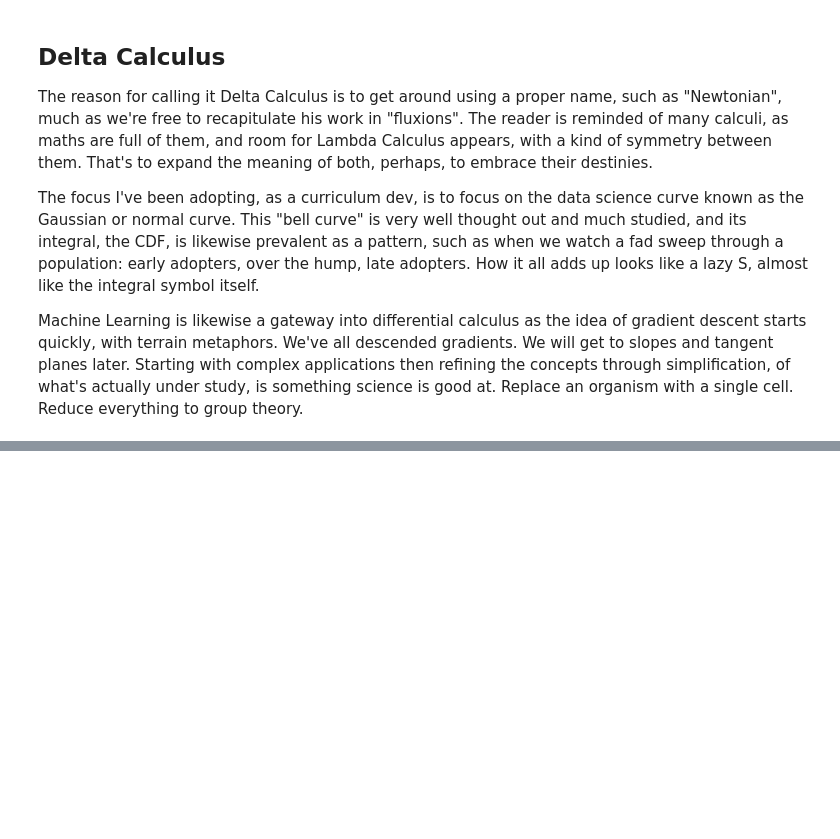
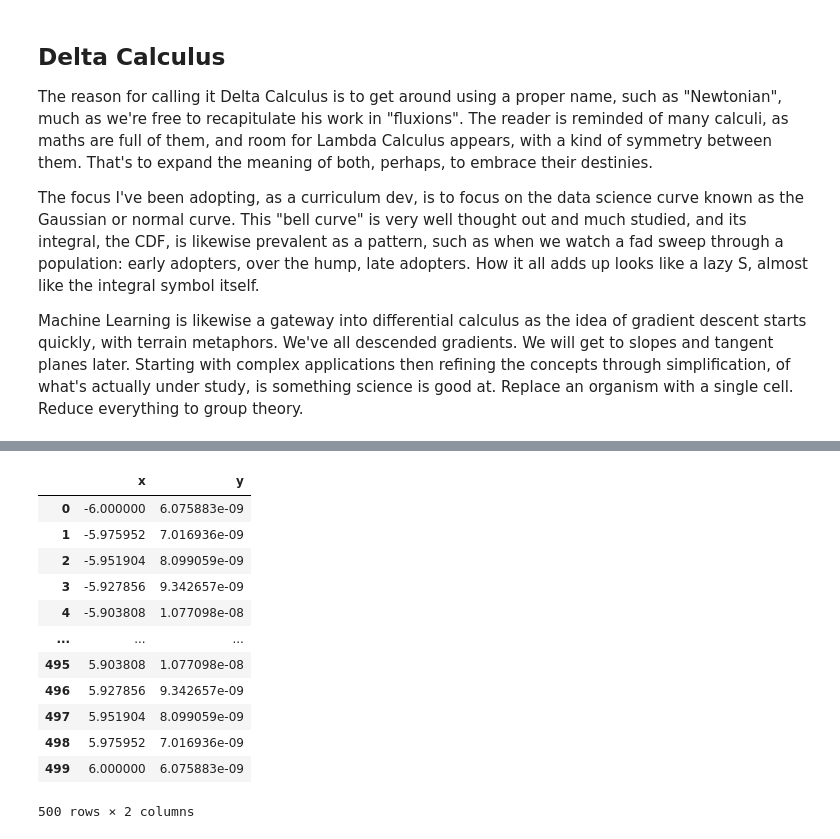
Before and after one commit to 4dsolutions/elite_school, a Jupyter notebook: ADS_highschool_math.ipynb, the cells around one changed output, grey strips where cells are left out. Drawn from its saved outputs; the diff is of its cells as text; code cells hidden in the pictures; blank space fills up the shorter version.

```diff
--- a/ADS_highschool_math.ipynb
+++ b/ADS_highschool_math.ipynb
@@ -199,0 +247,16 @@ Machine Learning is likewise a gateway into differential calculus as the idea of
+# %%
+bell_curve_df
+# %% [output]
+|  | x | y |
+| 0 | -6.000000 | 6.075883e-09 |
+| 1 | -5.975952 | 7.016936e-09 |
+| 2 | -5.951904 | 8.099059e-09 |
+| 3 | -5.927856 | 9.342657e-09 |
+| 4 | -5.903808 | 1.077098e-08 |
+| ... | ... | ... |
+| 495 | 5.903808 | 1.077098e-08 |
+| 496 | 5.927856 | 9.342657e-09 |
+| 497 | 5.951904 | 8.099059e-09 |
+| 498 | 5.975952 | 7.016936e-09 |
+| 499 | 6.000000 | 6.075883e-09 |
+500 rows × 2 columns
```
Also changed, not shown: parts of 14 cells of this notebook.
